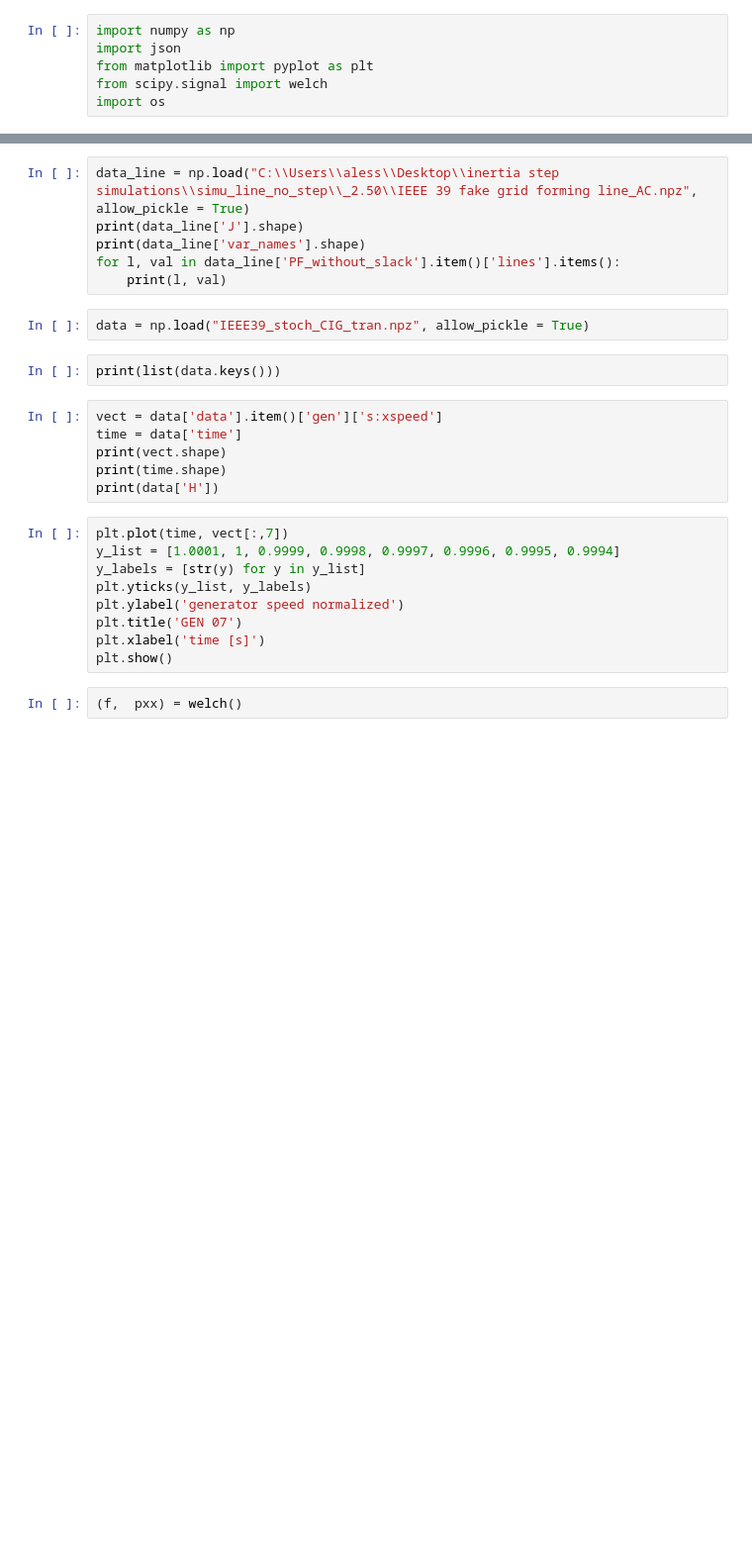
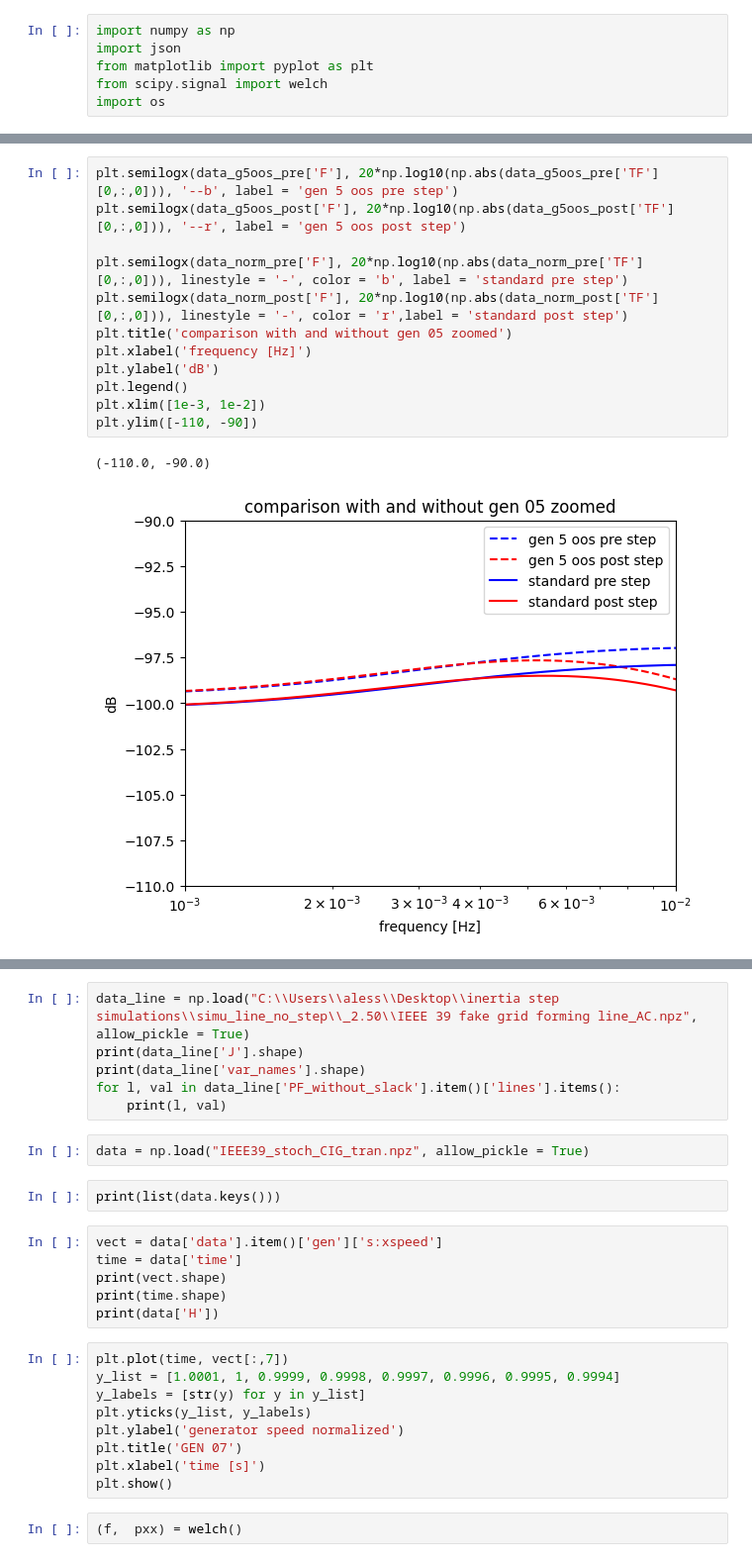
Before and after one commit to Ale20BruMalaussen/ai-pf, a Jupyter notebook: file analyzer.ipynb, the cells around one changed output, grey strips where cells are left out. Shown at 99% size. Cells and saved outputs as stored; diff of their text form; blank space fills up the shorter version.

```diff
--- a/file analyzer.ipynb
+++ b/file analyzer.ipynb
@@ -38,0 +51,15 @@ plt.semilogx(data_norm_low_h_post['F'], 20*np.log10(np.abs(data_norm_low_h_post[
+# %%
+plt.semilogx(data_g5oos_pre['F'], 20*np.log10(np.abs(data_g5oos_pre['TF'][0,:,0])), '--b', label = 'gen 5 oos pre step')
+plt.semilogx(data_g5oos_post['F'], 20*np.log10(np.abs(data_g5oos_post['TF'][0,:,0])), '--r', label = 'gen 5 oos post step')
+
+plt.semilogx(data_norm_pre['F'], 20*np.log10(np.abs(data_norm_pre['TF'][0,:,0])), linestyle = '-', color = 'b', label = 'standard pre step')
+plt.semilogx(data_norm_post['F'], 20*np.log10(np.abs(data_norm_post['TF'][0,:,0])), linestyle = '-', color = 'r',label = 'standard post step')
+plt.title('comparison with and without gen 05 zoomed')
+plt.xlabel('frequency [Hz]')
+plt.ylabel('dB')
+plt.legend()
+plt.xlim([1e-3, 1e-2])
+plt.ylim([-110, -90])
+# %% [output]
+(-110.0, -90.0)
+[figure, added]
```
Also changed, not shown: parts of 14 cells of this notebook.
